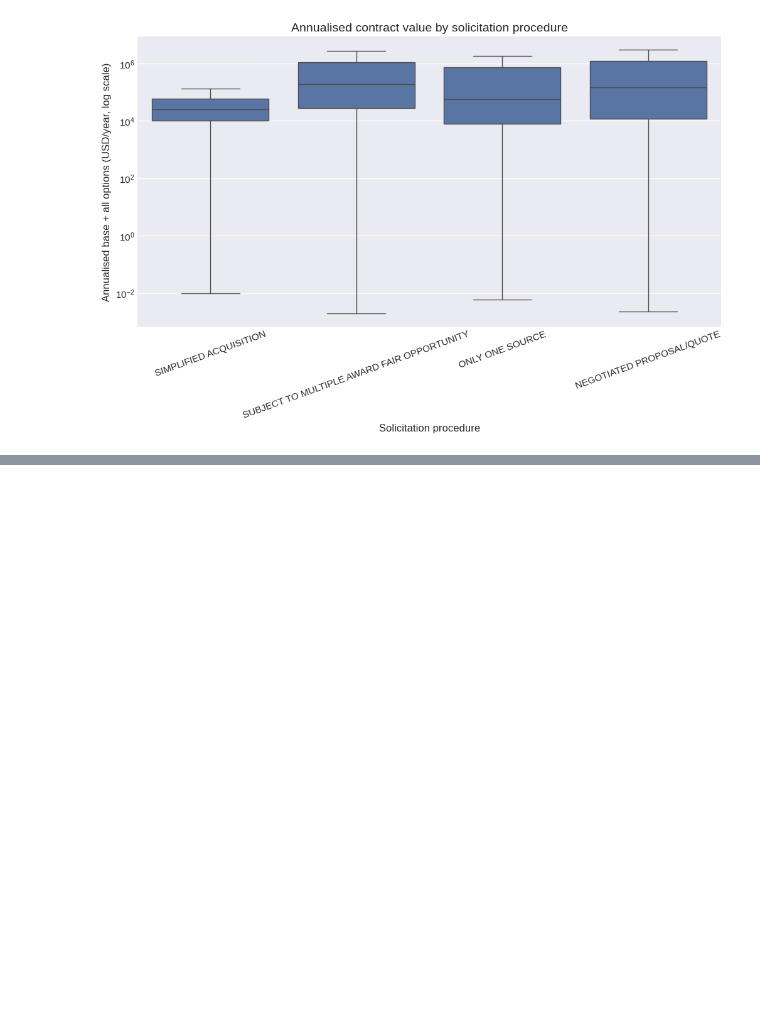
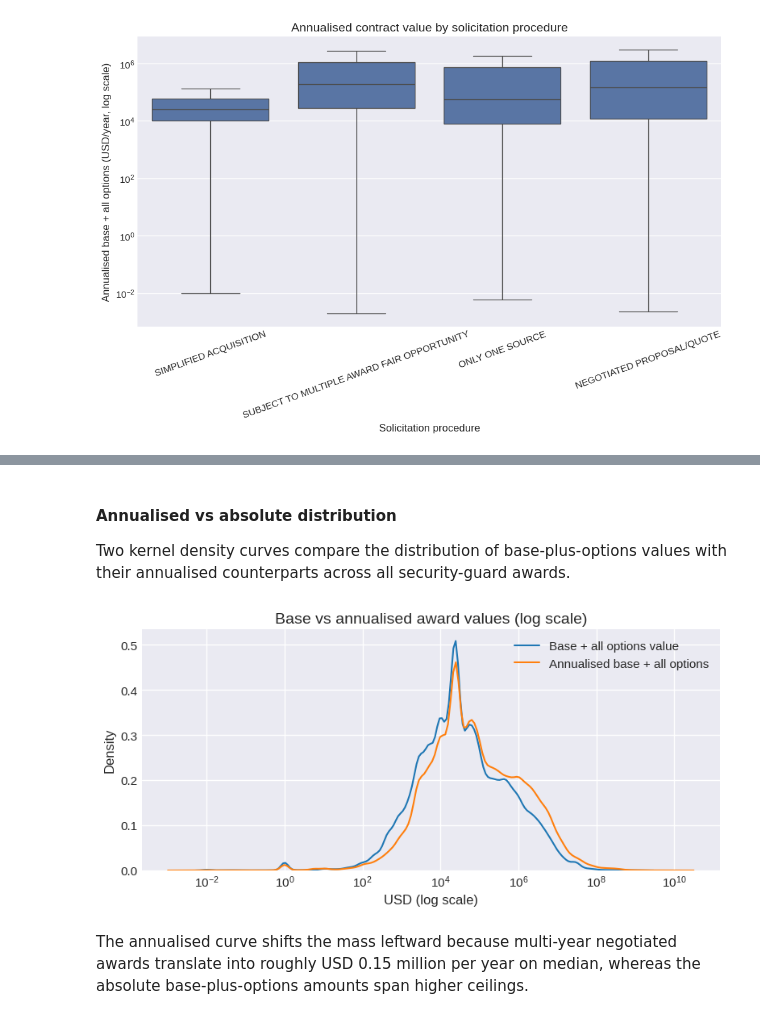
Before and after one commit to edoardoCame/American-analysis, a Jupyter notebook: notebooks/usaspending.ipynb, the cells around one changed output, grey strips where cells are left out. Cells and saved outputs as stored; diff of their text form; code cells hidden in the pictures; blank space fills up the shorter version.

```diff
--- a/notebooks/usaspending.ipynb
+++ b/notebooks/usaspending.ipynb
@@ -385,0 +489,36 @@ The log-scale boxplots reinforce the skew seen in the tables: negotiated and sol
+# %% [markdown]
+#### Annualised vs absolute distribution
+Two kernel density curves compare the distribution of base-plus-options values with their annualised counterparts across all security-guard awards.
+# %%
+distribution_df = cost_df[['base_and_all_options_value', 'annualized_base_all']].copy()
+distribution_df = distribution_df.dropna()
+positive_base = distribution_df['base_and_all_options_value'] > 0
+positive_annual = distribution_df['annualized_base_all'] > 0
+
+fig, ax = plt.subplots(figsize=(8, 4))
+sns.kdeplot(
+    distribution_df.loc[positive_base, 'base_and_all_options_value'],
+    ax=ax,
+    label='Base + all options value',
+    log_scale=True,
+    color='#1f77b4',
+    bw_adjust=0.8,
+)
+sns.kdeplot(
+    distribution_df.loc[positive_annual, 'annualized_base_all'],
+    ax=ax,
+    label='Annualised base + all options',
+    log_scale=True,
+    color='#ff7f0e',
+    bw_adjust=0.8,
+)
+ax.set_xlabel('USD (log scale)')
+ax.set_ylabel('Density')
+ax.set_title('Base vs annualised award values (log scale)')
+ax.legend()
+plt.tight_layout()
+plt.show()
+# %% [output]
+[figure, added]
+# %% [markdown]
+The annualised curve shifts the mass leftward because multi-year negotiated awards translate into roughly USD 0.15 million per year on median, whereas the absolute base-plus-options amounts span higher ceilings.
```
Also changed, not shown: parts of 7 cells of this notebook, 2 other files.
